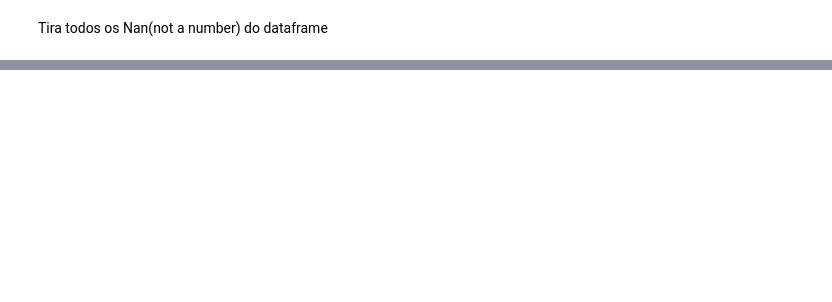
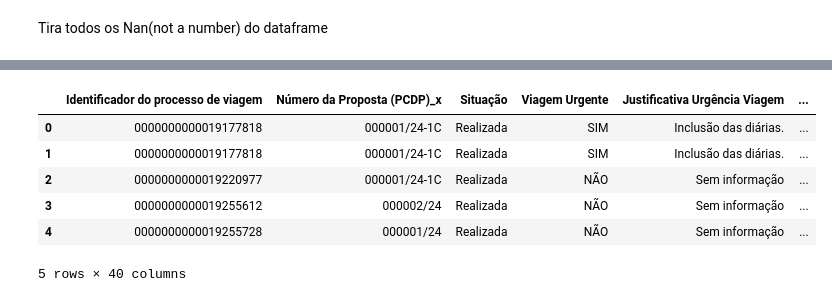
Before and after one commit to augustomiguel/analise-de-sustentabilidade-de-viagens-aereas, a Jupyter notebook: viagens_a_Servico.ipynb, the cells around one changed output, grey strips where cells are left out. Cells and saved outputs as stored; diff of their text form; code cells hidden in the pictures; blank space fills up the shorter version.

```diff
--- a/viagens_a_Servico.ipynb
+++ b/viagens_a_Servico.ipynb
@@ -371,0 +131,10 @@ viagem_df.dropna()
+# %%
+aereas_realizadas.head()
+# %% [output]
+|  | Identificador do processo de viagem | Número da Proposta (PCDP)_x | Situação | Viagem Urgente | Justificativa Urgência Viagem | ... |
+| 0 | 0000000000019177818 | 000001/24-1C | Realizada | SIM | Inclusão das diárias. | ... |
+| 1 | 0000000000019177818 | 000001/24-1C | Realizada | SIM | Inclusão das diárias. | ... |
+| 2 | 0000000000019220977 | 000001/24-1C | Realizada | NÃO | Sem informação | ... |
+| 3 | 0000000000019255612 | 000002/24 | Realizada | NÃO | Sem informação | ... |
+| 4 | 0000000000019255728 | 000001/24 | Realizada | NÃO | Sem informação | ... |
+5 rows × 40 columns
```
Also changed, not shown: parts of 35 cells of this notebook, 3 other files.
